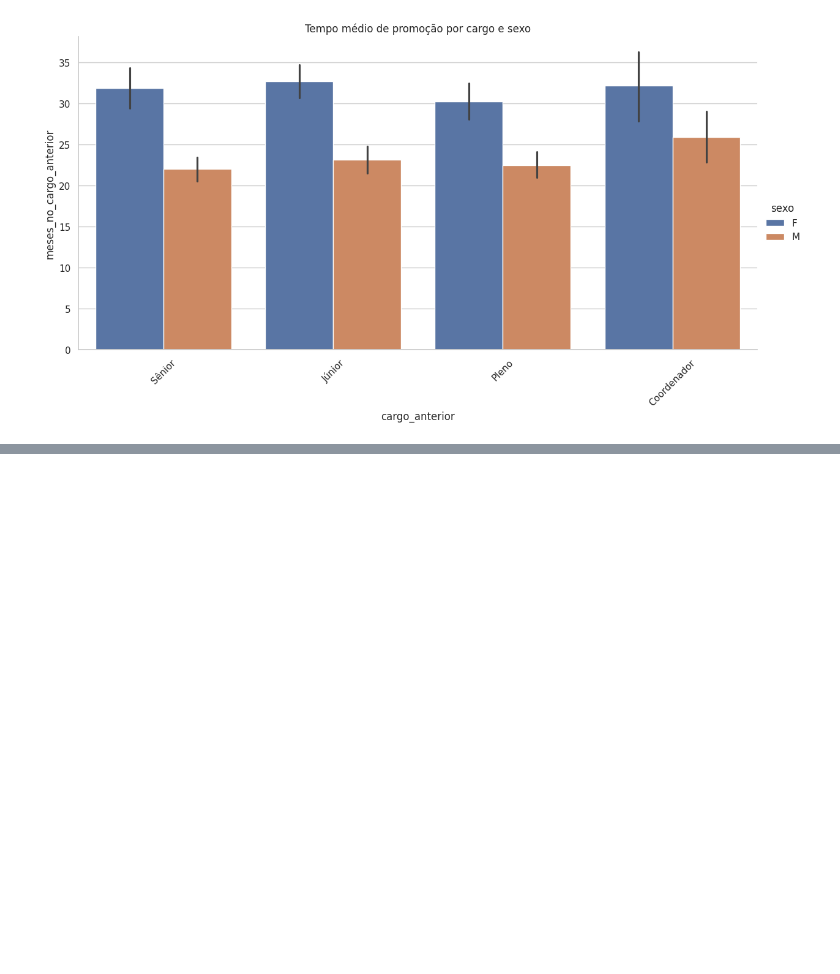
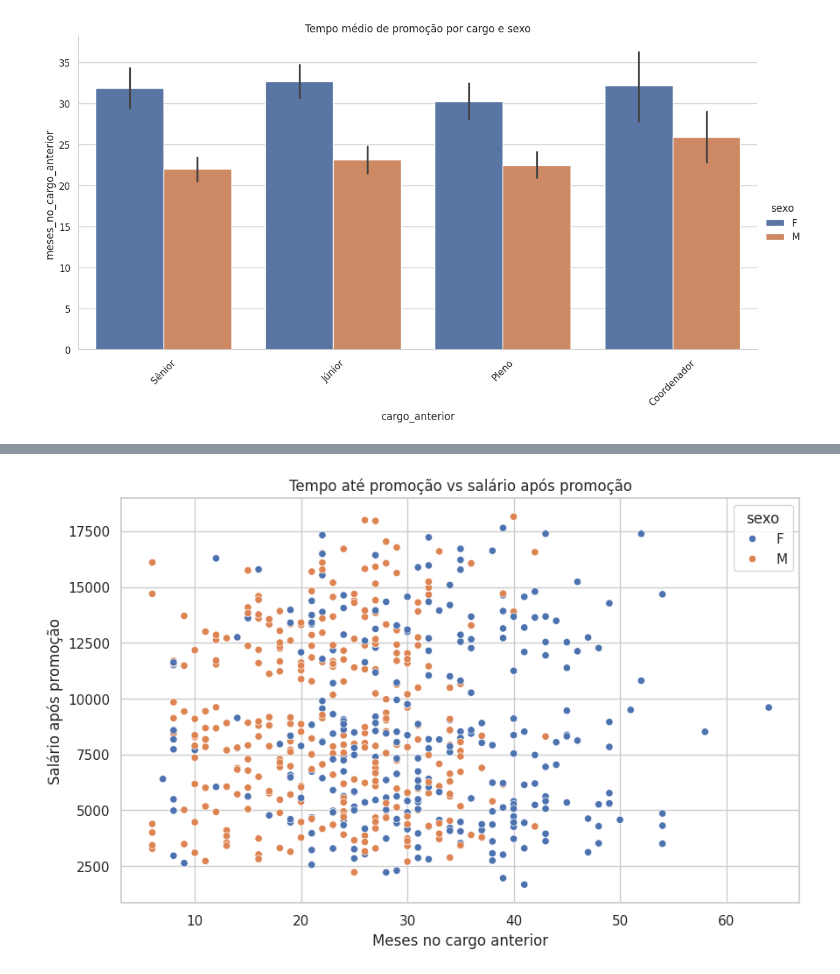
Before and after one commit to marciacastro03/projeto_07-Dossi-Exodus-Crise-de-Talentos_-CDT13, a Jupyter notebook: etl_historico_promocoes.ipynb, the cells around one changed output, grey strips where cells are left out. Drawn from its saved outputs; the diff is of its cells as text; code cells hidden in the pictures; blank space fills up the shorter version.

```diff
--- a/etl_historico_promocoes.ipynb
+++ b/etl_historico_promocoes.ipynb
@@ -245,0 +420,19 @@ plt.show()
+# %%
+#Scatter da progressão de carreira
+
+sns.scatterplot(
+    data=df_historico_promocoes,
+    x="meses_no_cargo_anterior",
+    y="salario_novo",
+    hue="sexo"
+)
+
+plt.title("Tempo até promoção vs salário após promoção")
+
+plt.xlabel("Meses no cargo anterior")
+
+plt.ylabel("Salário após promoção")
+
+plt.show()
+# %% [output]
+[figure, added]
```
Also changed, not shown: parts of 7 cells of this notebook.
